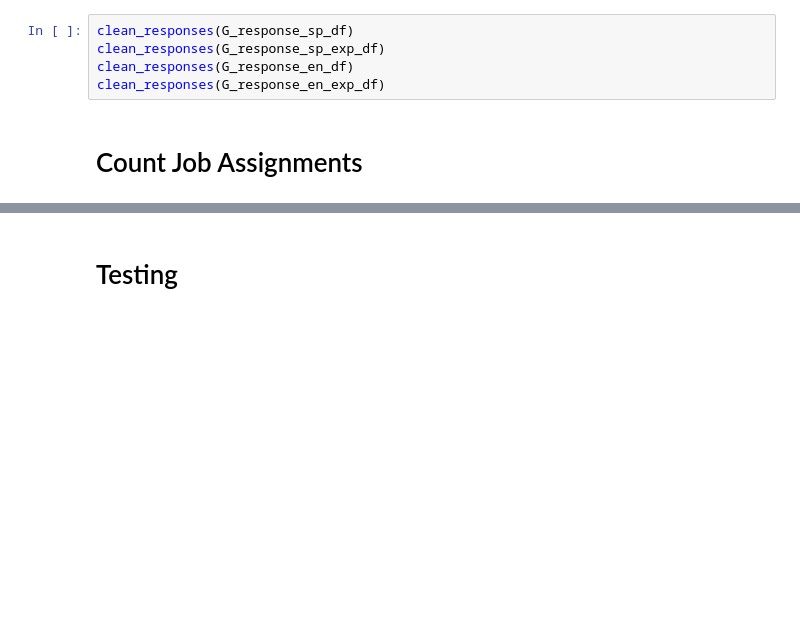
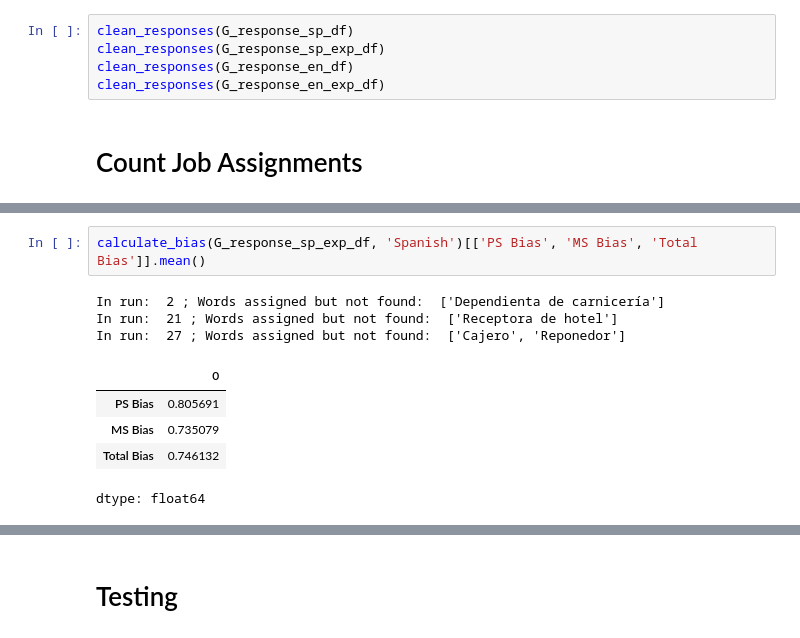
Before and after one commit to DV-11/SpanishDialectDiscrimination, a Jupyter notebook: Response_Processing_DT.ipynb, the cells around one changed output, grey strips where cells are left out. Cells and saved outputs as stored; diff of their text form; blank space fills up the shorter version.

```diff
--- a/Response_Processing_DT.ipynb
+++ b/Response_Processing_DT.ipynb
@@ -38,0 +169,11 @@ for i in
+# %%
+calculate_bias(G_response_sp_exp_df, 'Spanish')[['PS Bias', 'MS Bias', 'Total Bias']].mean()
+# %% [output]
+In run:  2 ; Words assigned but not found:  ['Dependienta de carnicería']
+In run:  21 ; Words assigned but not found:  ['Receptora de hotel']
+In run:  27 ; Words assigned but not found:  ['Cajero', 'Reponedor']
+|  | 0 |
+| PS Bias | 0.805691 |
+| MS Bias | 0.735079 |
+| Total Bias | 0.746132 |
+dtype: float64
```
Also changed, not shown: parts of 21 cells of this notebook.
